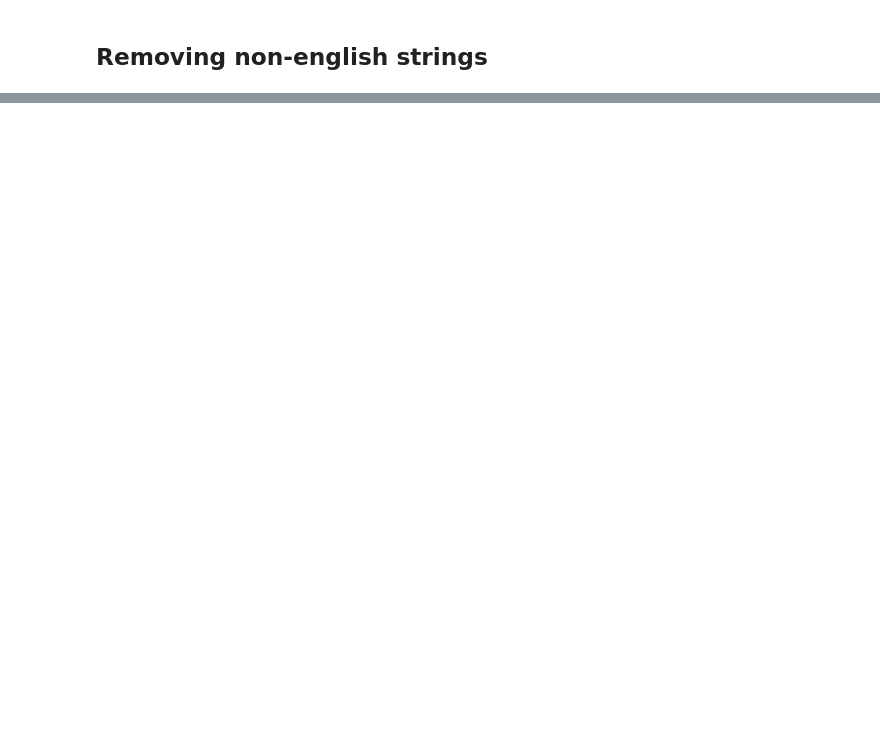
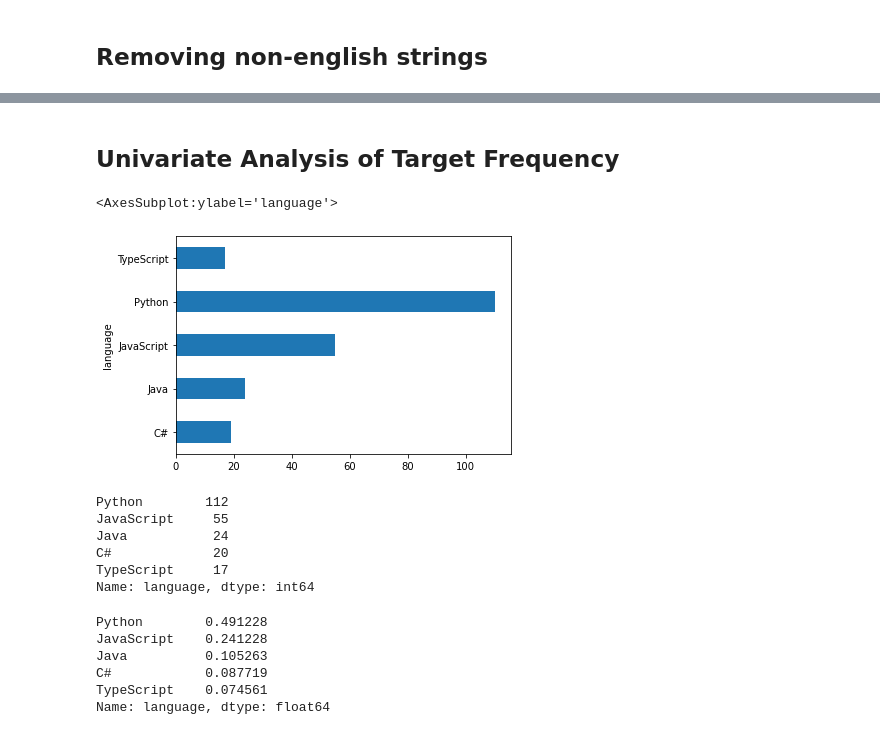
Before and after one commit to NLP-Project-Hopper2/NLP-Project-Hopper2, a Jupyter notebook: stephanies_notebook.ipynb, the cells around one changed output, grey strips where cells are left out. Drawn from its saved outputs; the diff is of its cells as text; code cells hidden in the pictures; blank space fills up the shorter version.

```diff
--- a/stephanies_notebook.ipynb
+++ b/stephanies_notebook.ipynb
@@ -110,0 +26,8 @@ df[df.readme_contents.apply(isEnglish) == True]
+# %%
+# importing csv and reading to df
+
+csv = 'NLP.csv'
+
+df = pd.read_csv(csv)
+
+df.head()
@@ -110,0 +41,25 @@ df[df.readme_contents.apply(isEnglish) == True]
+# %% [markdown]
+## Univariate Analysis of Target Frequency
+# %%
+df.groupby('language').agg('count')['lemmatized'].plot.barh()
+# %% [output]
+<AxesSubplot:ylabel='language'>
+[figure, added]
+# %%
+df.language.value_counts()
+# %% [output]
+Python        112
+JavaScript     55
+Java           24
+C#             20
+TypeScript     17
+Name: language, dtype: int64
+# %%
+df.language.value_counts(normalize = True)
+# %% [output]
+Python        0.491228
+JavaScript    0.241228
+Java          0.105263
+C#            0.087719
+TypeScript    0.074561
+Name: language, dtype: float64
```
Also changed, not shown: parts of 26 cells of this notebook.
